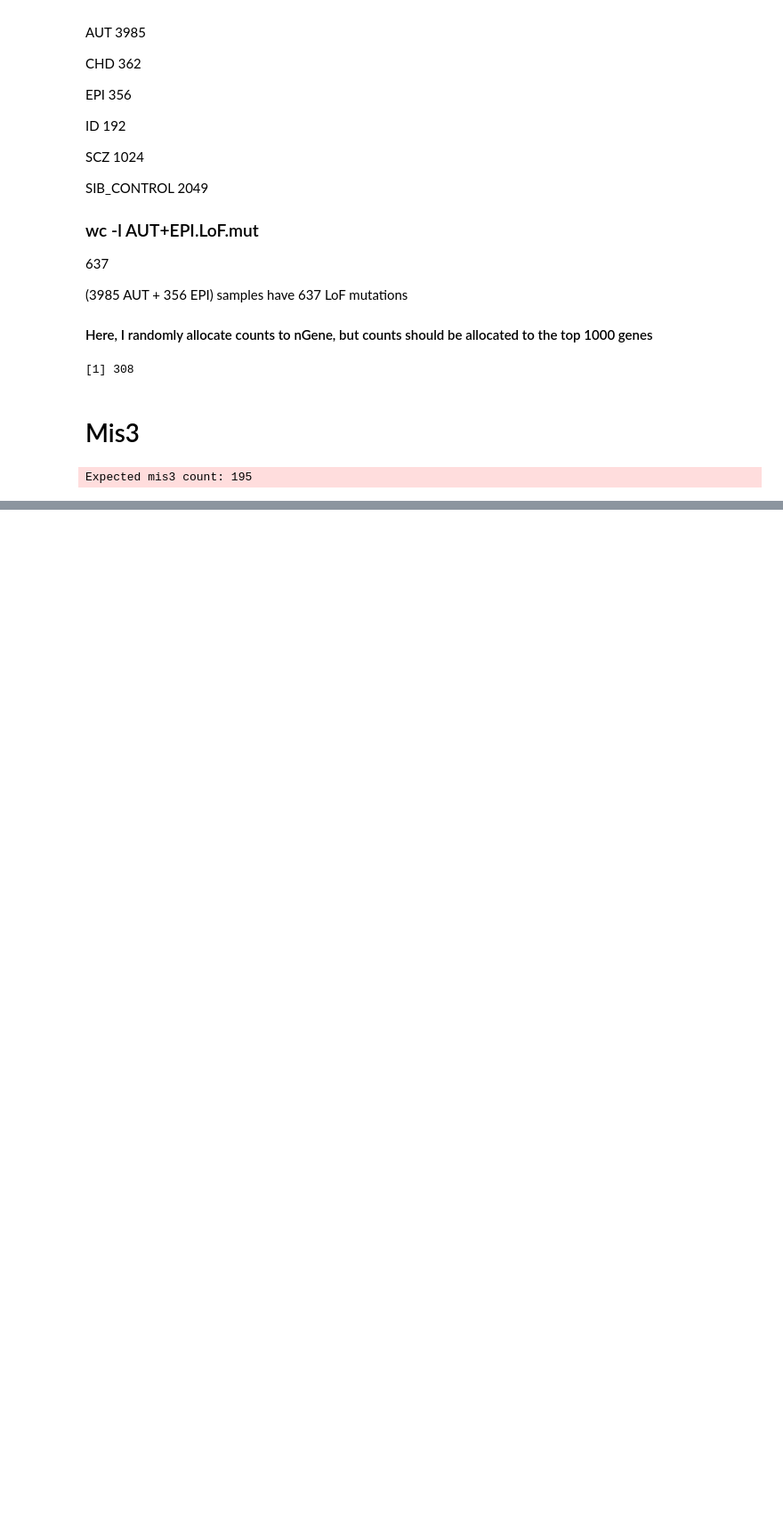
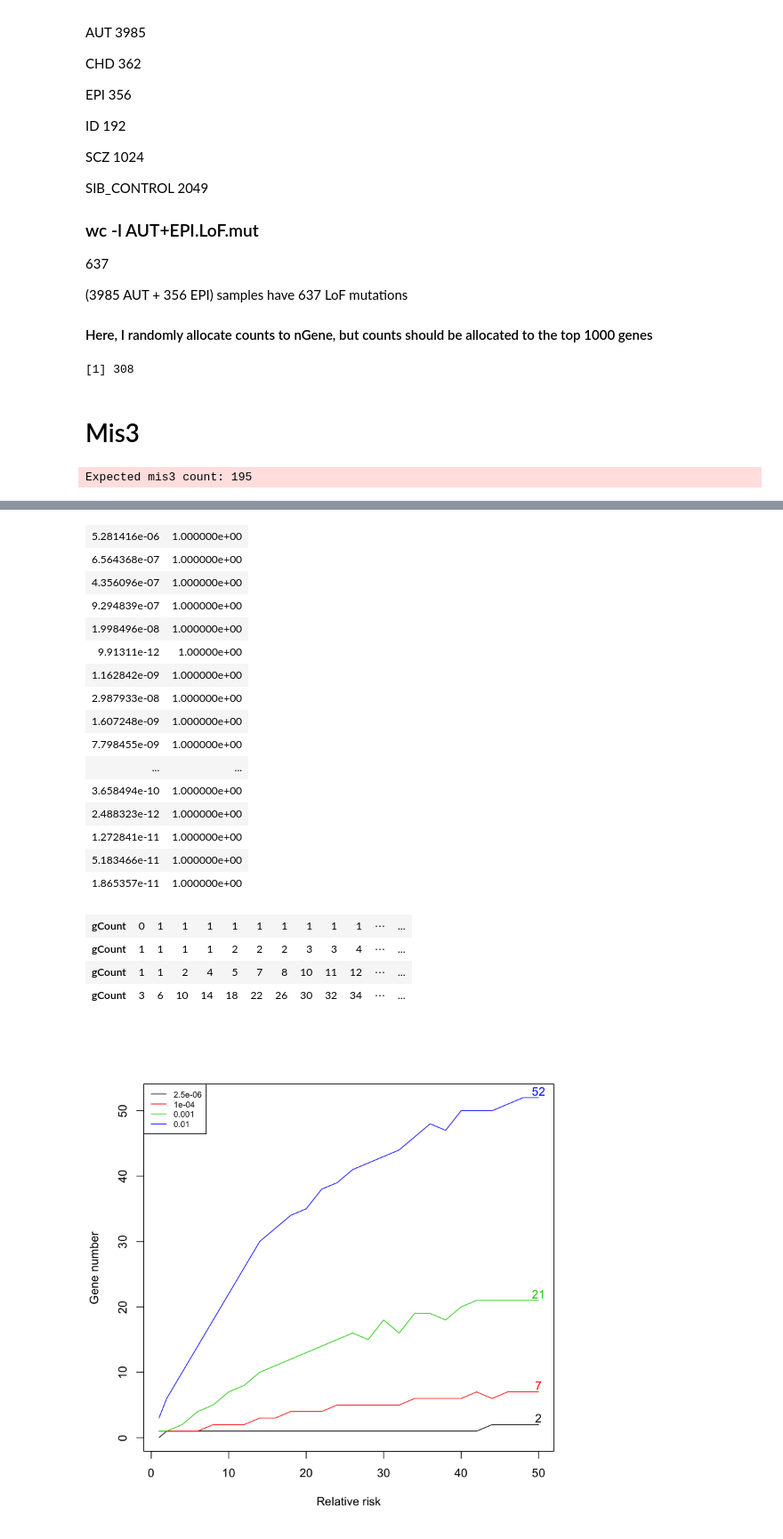
Before and after one commit to hoangtn/extTADA, a Jupyter notebook: test_count_genes_using_only_poisson_test.ipynb, the cells around one changed output, grey strips where cells are left out. Shown at 89% size. Saved outputs shown, nothing was run; the diff lists cells and outputs as text; code cells hidden in the pictures; blank space fills up the shorter version.

```diff
--- a/test_count_genes_using_only_poisson_test.ipynb
+++ b/test_count_genes_using_only_poisson_test.ipynb
@@ -495,0 +617,60 @@ apply(poissonTestAll_data_allSimu, 2, median)
+# %%
+allOut2 <- do.call(rbind, geneCountforPowerList2)
+t(apply(allOut2, 2, range)) ##Take a look at the smallest p of RR = 1
+
+
+gCountAll <- NULL
+alpha0 <- c(2.5e-6, 1e-4, 1e-3, 0.01)
+#alpha0 <- c(2.5e-6, 2e-5, 2e-4, 1e-3, 2e-3, 0.05)
+#alpha0 <- c(2e-5, 0.05)
+#alpha0 <- c(2e-5, 0.05)
+for (alphaThreshold in alpha0){
+
+outData <- do.call(rbind, lapply(geneCountforPowerList2, function(x)
+  apply(x, 2, function(y) {
+   y1000 <- y[1:1000]
+    length(y1000[y1000 < alphaThreshold]) })  )
+
+)
+gCount <- apply(outData, 2, function(x) ceiling(mean(x))) ###How many genes with this threshold?
+gCount
+gCountAll <- rbind(gCountAll, gCount)
+}
+gCountAll
+
+
+#pdf("Eli.pdf")
+
+plot(rrList, gCountAll[dim(gCountAll)[1], ], col = 'white', xlab = 'Relative risk', ylab = 'Gene number',
+     ylim = range(as.numeric(gCountAll)))
+for (ii in 1:dim(gCountAll)[1]){
+  lines(rrList, gCountAll[ii, ], col = ii)
+    text(rrList[length(rrList)], gCountAll[ii, dim(gCountAll)[2]]+1,
+        gCountAll[ii, dim(gCountAll)[2]], col  = ii)
+}
+
+legend("topleft", legend = alpha0, col = 1:length(alpha0), cex = 0.7, lty = 1)
+
+#dev.off()
+# %% [output]
+| 5.281416e-06 | 1.000000e+00 |
+| 6.564368e-07 | 1.000000e+00 |
+| 4.356096e-07 | 1.000000e+00 |
+| 9.294839e-07 | 1.000000e+00 |
+| 1.998496e-08 | 1.000000e+00 |
+| 9.91311e-12 | 1.00000e+00 |
+| 1.162842e-09 | 1.000000e+00 |
+| 2.987933e-08 | 1.000000e+00 |
+| 1.607248e-09 | 1.000000e+00 |
+| 7.798455e-09 | 1.000000e+00 |
+| ... | ... |
+| 3.658494e-10 | 1.000000e+00 |
+| 2.488323e-12 | 1.000000e+00 |
+| 1.272841e-11 | 1.000000e+00 |
+| 5.183466e-11 | 1.000000e+00 |
+| 1.865357e-11 | 1.000000e+00 |
+| gCount | 0 | 1 | 1 | 1 | 1 | 1 | 1 | 1 | 1 | 1 | ⋯ | ... |
+| gCount | 1 | 1 | 1 | 1 | 2 | 2 | 2 | 3 | 3 | 4 | ⋯ | ... |
+| gCount | 1 | 1 | 2 | 4 | 5 | 7 | 8 | 10 | 11 | 12 | ⋯ | ... |
+| gCount | 3 | 6 | 10 | 14 | 18 | 22 | 26 | 30 | 32 | 34 | ⋯ | ... |
+[figure, added]
```
Also changed, not shown: parts of 22 cells of this notebook.
